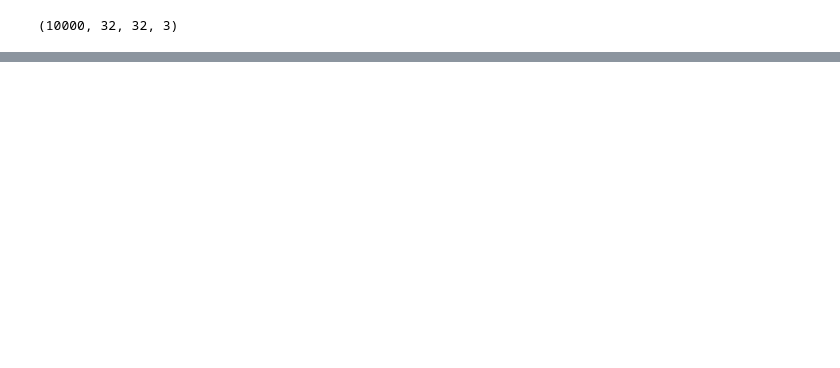
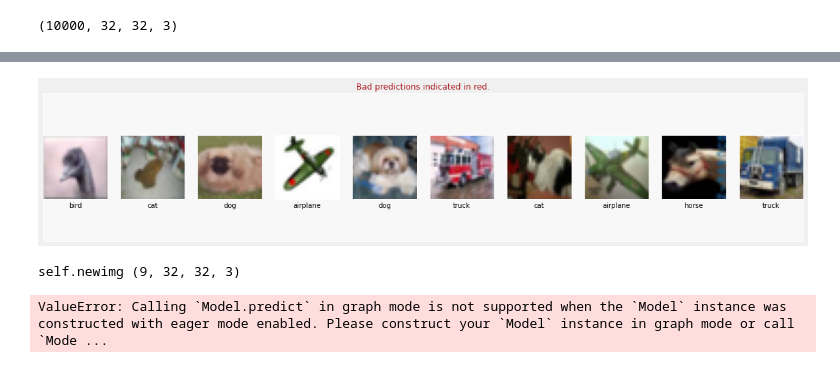
Before and after one commit to piotrek-k/nn_robust_attacks, a Jupyter notebook: CIFAR_attack.ipynb, the cells around one changed output, grey strips where cells are left out. Drawn from its saved outputs; the diff is of its cells as text; code cells hidden in the pictures; blank space fills up the shorter version.

```diff
--- a/CIFAR_attack.ipynb
+++ b/CIFAR_attack.ipynb
@@ -424,6 +428,7 @@ if my_file.is_file():
   # file exists
 
   model = tf.keras.models.load_model(model_path)
+  model.run_eagerly = True
 
   # Check its architecture
   model.summary()
@@ -451,10 +478,12 @@ loss, accuracy = model.evaluate(valid_X, validation_labels, batch_size=64)
 # %%
 # Predykcje
 
-probabilities = model.predict(valid_X, batch_size=64)
+probabilities = model.predict(valid_X[:100], batch_size=64)
 probabilities = np.argmax(probabilities, axis = 1)
 
 display_images(validation_images, probabilities, validation_labels, "Bad predictions indicated in red.")
+# %% [output]
+[figure, added]
 # %%
 # CW ATTACK
 
@@ -466,7 +495,7 @@ class Resnet50Model_CW:
         self.model = resnet_model
 
     def predict(self, input_data):
-        return self.model.predict(input_data, batch_size=64,steps=1)
+        return self.model.predict(input_data, batch_size=64, steps=1)
 
 cl2_model = Resnet50Model_CW(model)
 
@@ -476,3 +505,6 @@ with tf.Session() as sess:
     adv = attack.attack(valid_X, validation_labels)
 
     display_images(adv, probabilities, validation_labels, "Bad predictions indicated in red.")
+# %% [output]
+self.newimg (9, 32, 32, 3)
+ValueError: Calling `Model.predict` in graph mode is not supported when the `Model` instance was constructed with eager mode enabled. Please construct your `Model` instance in graph mode or call `Mode ...
```
Also changed, not shown: parts of 12 cells of this notebook, 2 other files.
